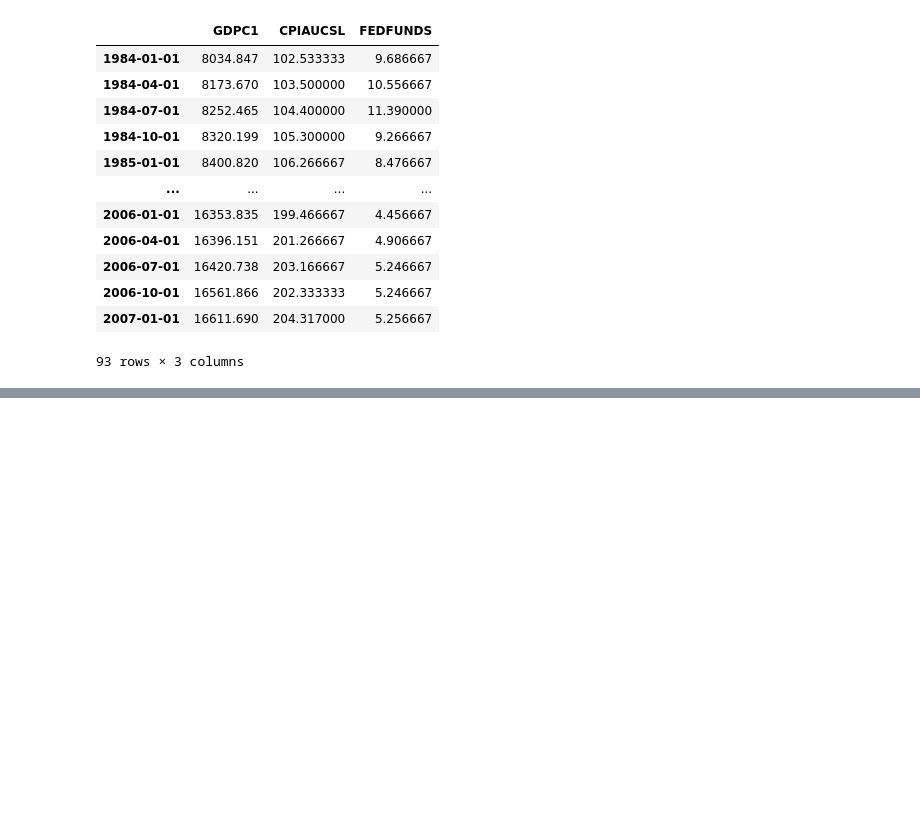
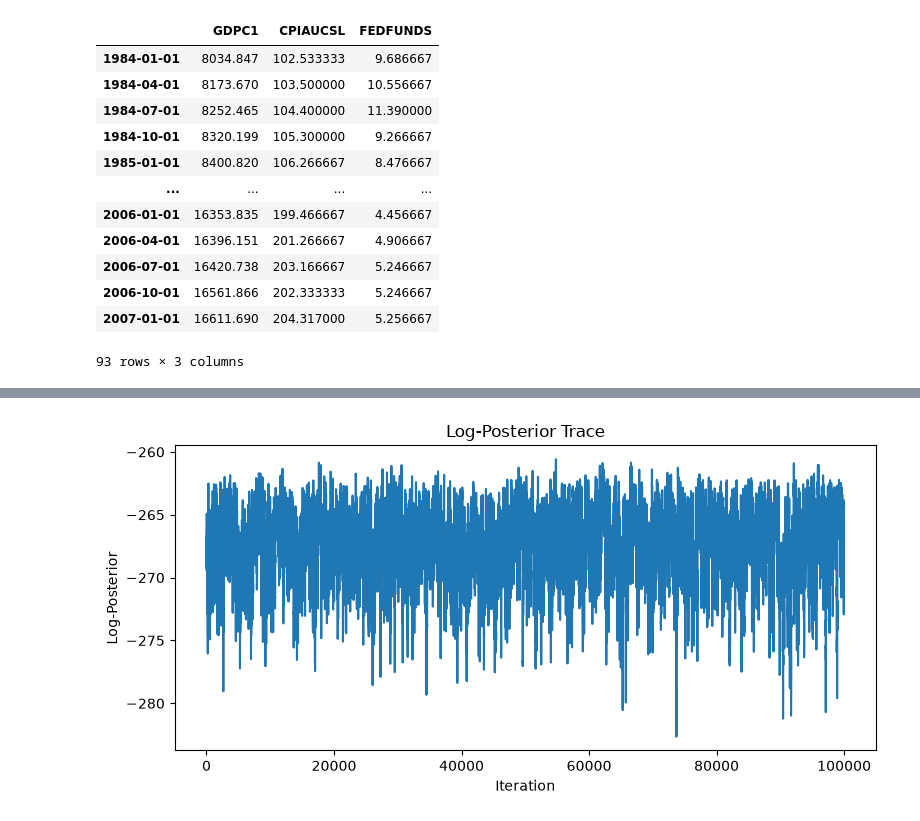
Before and after one commit to GongJr0/SymbolicDSGE, a Jupyter notebook: docs/assets/param_estimation.ipynb, the cells around one changed output, grey strips where cells are left out. Cells and saved outputs as stored; diff of their text form; code cells hidden in the pictures; blank space fills up the shorter version.

```diff
--- a/docs/assets/param_estimation.ipynb
+++ b/docs/assets/param_estimation.ipynb
@@ -253,3 +277,7 @@ dtype: float64
+# %%
+res.logpost_trace_plot()
+# %% [output]
+[figure, added]
 # %%
 sol.transition_plot(shocks=["g"], T=25, scale=1, observables=True)
 # %% [output]
```
Also changed, not shown: parts of 14 cells of this notebook, 11 other files.
